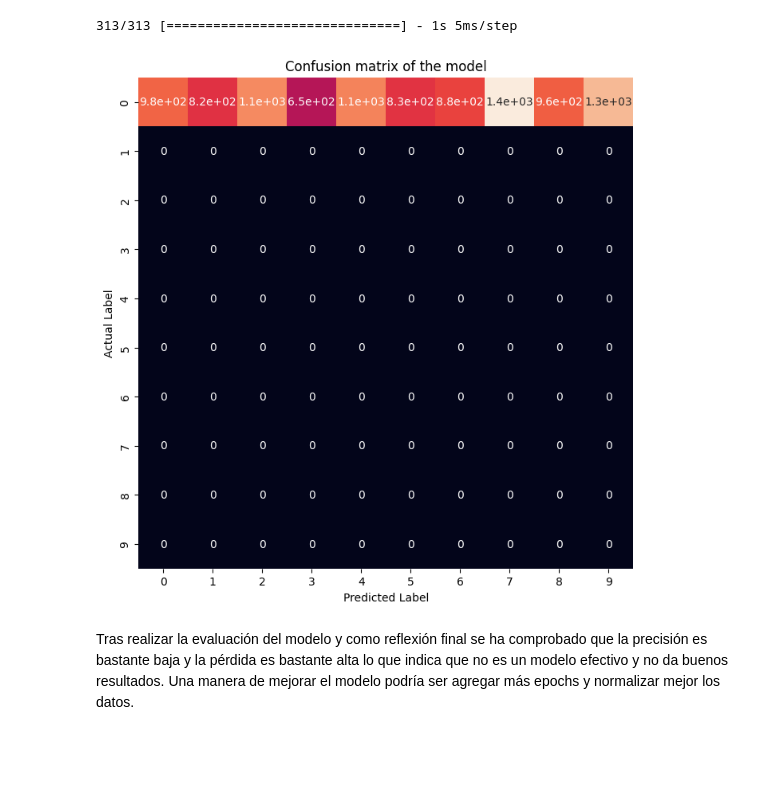
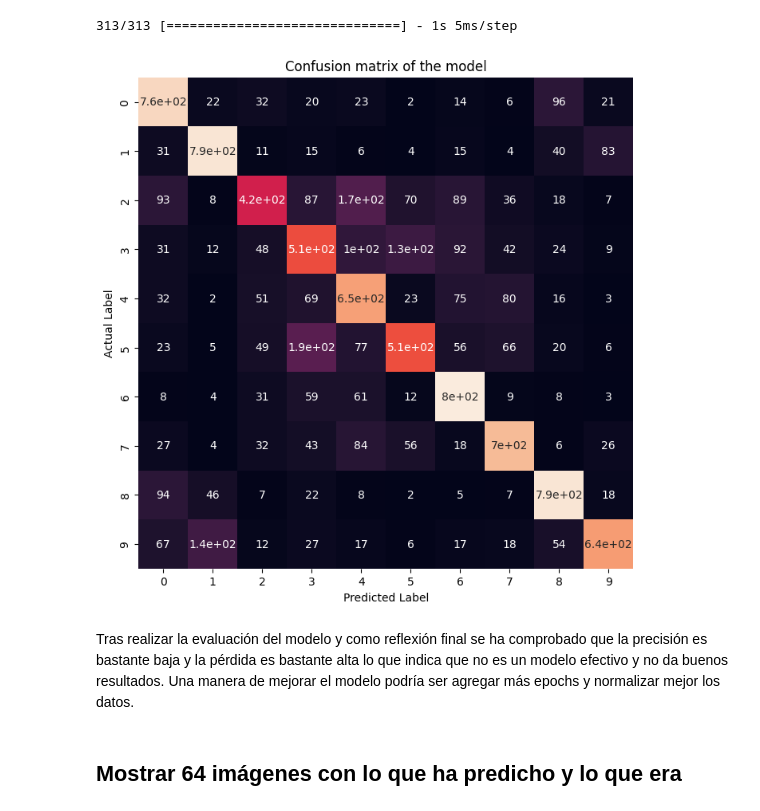
Before and after one commit to adronmarsh/IA, a Jupyter notebook: Programacion_de_Inteligencia_Artificial/Examen/examen.ipynb, the cells around one changed output. Saved outputs shown, nothing was run; the diff lists cells and outputs as text; code cells hidden in the pictures; blank space fills up the shorter version.

```diff
--- a/Programacion_de_Inteligencia_Artificial/Examen/examen.ipynb
+++ b/Programacion_de_Inteligencia_Artificial/Examen/examen.ipynb
@@ -158,16 +160,16 @@ y_true = np.argmax(y_test, axis=-1)
 # %% [output]
 313/313 [==============================] - 1s 5ms/step
 # %%
-cm = confusion_matrix(y_true, predicted_classes)
+cm = confusion_matrix(y_true = y_test, y_pred = predicted_classes)
 
 plt.figure(figsize = (8,8))
 sns.heatmap(cm, annot=True, cbar = False)
 plt.xlabel("Predicted Label")
 plt.ylabel('Actual Label')
 plt.title('Confusion matrix of the model')
 plt.show()
 # %% [output]
-[figure, old version]
+[figure, new version]
 # %%
 # Convert the history.history dict to a JSON file
 with open('model_history.json', 'w') as f:
@@ -175,3 +177,5 @@ with open('model_history.json', 'w') as f:
 # %% [markdown]
 Tras realizar la evaluación del modelo y como reflexión final se ha comprobado que la precisión es bastante baja y la pérdida es bastante alta lo que indica que no es un modelo efectivo y no da buenos resultados.
 Una manera de mejorar el modelo podría ser agregar más epochs y normalizar mejor los datos.
+# %% [markdown]
+## Mostrar 64 imágenes con lo que ha predicho y lo que era
```
Also changed, not shown: parts of 5 cells of this notebook, 3 other files.
